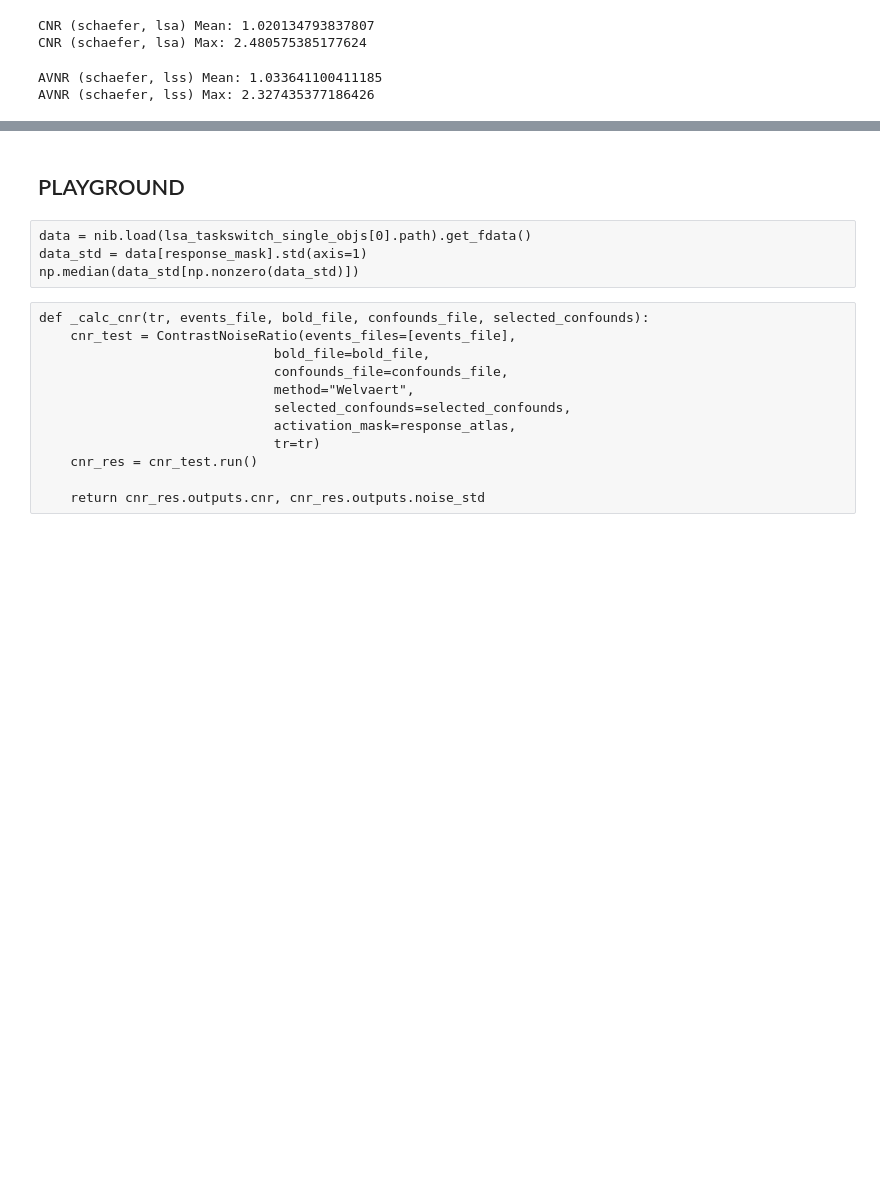
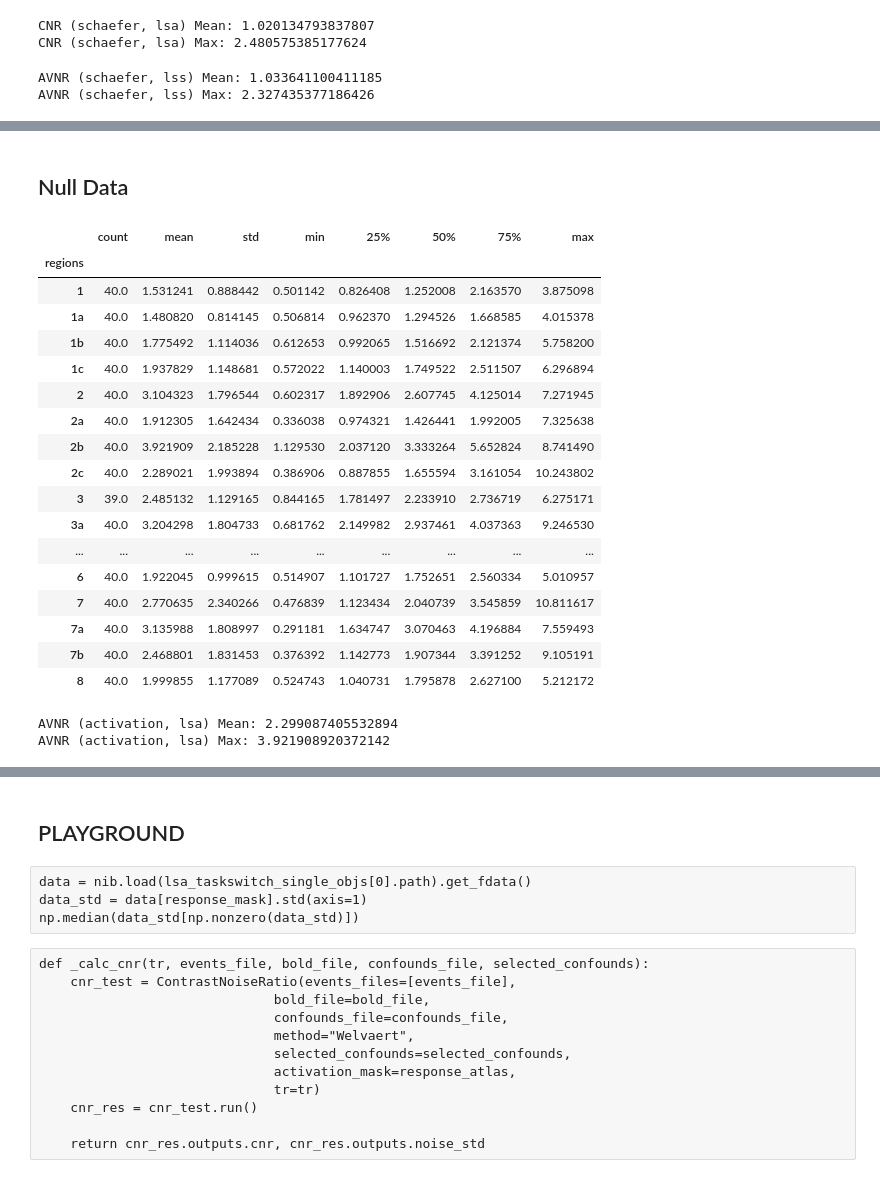
Before and after one commit to jdkent/BetaSeriesRealDataAnalysis, a Jupyter notebook: nibsAnalysis/cnr_trial_variability.ipynb, the cells around one changed output, grey strips where cells are left out. Cells and saved outputs as stored; diff of their text form; code cells hidden in the pictures; blank space fills up the shorter version.

```diff
--- a/nibsAnalysis/cnr_trial_variability.ipynb
+++ b/nibsAnalysis/cnr_trial_variability.ipynb
@@ -365,0 +453,46 @@ CNR (schaefer, lss) Max: 1.8056619546708372
+# %% [markdown]
+## Null Data
+# %%
+cnr_fb_activation_collector = {}
+cvnr_fb_activation_collector = {}
+for method, ly in [("lsa", lsa_layout), ("lss", lss_layout)]:
+    cnr_fb_activation_collector[method] = {}
+    cvnr_fb_activation_collector[method] = {}
+    for participant in good_participants:
+        cnr, cvnr = process_participant_betas(ly, lsa_layout, participant, RESPONSE_ATLAS, "fauxbold")
+        cnr_fb_activation_collector[method][participant] = cnr
+        cvnr_fb_activation_collector[method][participant] = cvnr
+# %%
+cvnr_fb_activation_lsa_df = pd.DataFrame.from_dict(cvnr_fb_activation_collector['lsa'], orient='index', columns=response_lut['regions'])
+cnr_fb_activation_lsa_df = pd.DataFrame.from_dict(cnr_fb_activation_collector['lsa'], orient='index', columns=response_lut['regions'])
+cvnr_fb_activation_lss_df = pd.DataFrame.from_dict(cvnr_fb_activation_collector['lss'], orient='index', columns=response_lut['regions'])
+cnr_fb_activation_lss_df = pd.DataFrame.from_dict(cnr_fb_activation_collector['lss'], orient='index', columns=response_lut['regions'])
+# %%
+cvnr_fb_activation_lsa_df.describe().T
+# %% [output]
+|  | count | mean | std | min | 25% | 50% | 75% | max |
+| regions |  |  |  |  |  |  |  |  |
+| 1 | 40.0 | 1.531241 | 0.888442 | 0.501142 | 0.826408 | 1.252008 | 2.163570 | 3.875098 |
+| 1a | 40.0 | 1.480820 | 0.814145 | 0.506814 | 0.962370 | 1.294526 | 1.668585 | 4.015378 |
+| 1b | 40.0 | 1.775492 | 1.114036 | 0.612653 | 0.992065 | 1.516692 | 2.121374 | 5.758200 |
+| 1c | 40.0 | 1.937829 | 1.148681 | 0.572022 | 1.140003 | 1.749522 | 2.511507 | 6.296894 |
+| 2 | 40.0 | 3.104323 | 1.796544 | 0.602317 | 1.892906 | 2.607745 | 4.125014 | 7.271945 |
+| 2a | 40.0 | 1.912305 | 1.642434 | 0.336038 | 0.974321 | 1.426441 | 1.992005 | 7.325638 |
+| 2b | 40.0 | 3.921909 | 2.185228 | 1.129530 | 2.037120 | 3.333264 | 5.652824 | 8.741490 |
+| 2c | 40.0 | 2.289021 | 1.993894 | 0.386906 | 0.887855 | 1.655594 | 3.161054 | 10.243802 |
+| 3 | 39.0 | 2.485132 | 1.129165 | 0.844165 | 1.781497 | 2.233910 | 2.736719 | 6.275171 |
+| 3a | 40.0 | 3.204298 | 1.804733 | 0.681762 | 2.149982 | 2.937461 | 4.037363 | 9.246530 |
+| ... | ... | ... | ... | ... | ... | ... | ... | ... |
+| 6 | 40.0 | 1.922045 | 0.999615 | 0.514907 | 1.101727 | 1.752651 | 2.560334 | 5.010957 |
+| 7 | 40.0 | 2.770635 | 2.340266 | 0.476839 | 1.123434 | 2.040739 | 3.545859 | 10.811617 |
+| 7a | 40.0 | 3.135988 | 1.808997 | 0.291181 | 1.634747 | 3.070463 | 4.196884 | 7.559493 |
+| 7b | 40.0 | 2.468801 | 1.831453 | 0.376392 | 1.142773 | 1.907344 | 3.391252 | 9.105191 |
+| 8 | 40.0 | 1.999855 | 1.177089 | 0.524743 | 1.040731 | 1.795878 | 2.627100 | 5.212172 |
+# %%
+cvnr_fb_act_lsa_mean = cvnr_fb_activation_lsa_df.describe().T['mean'].mean()
+cvnr_fb_act_lsa_max = cvnr_fb_activation_lsa_df.describe().T['mean'].max()
+print("AVNR (activation, lsa) Mean: {}".format(cvnr_fb_act_lsa_mean))
+print("AVNR (activation, lsa) Max: {}".format(cvnr_fb_act_lsa_max))
+# %% [output]
+AVNR (activation, lsa) Mean: 2.299087405532894
+AVNR (activation, lsa) Max: 3.921908920372142
```
Also changed, not shown: parts of 44 cells of this notebook, 45 other files.
